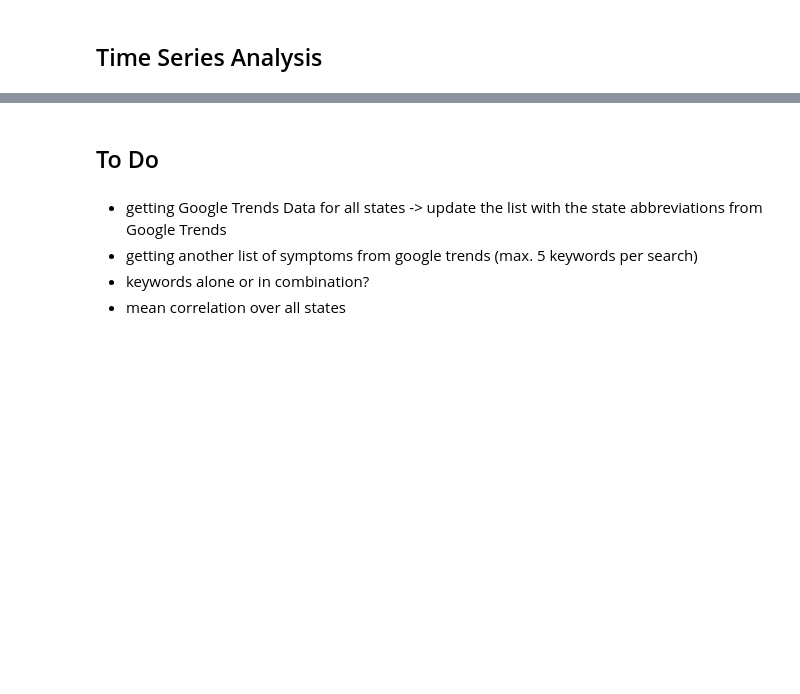
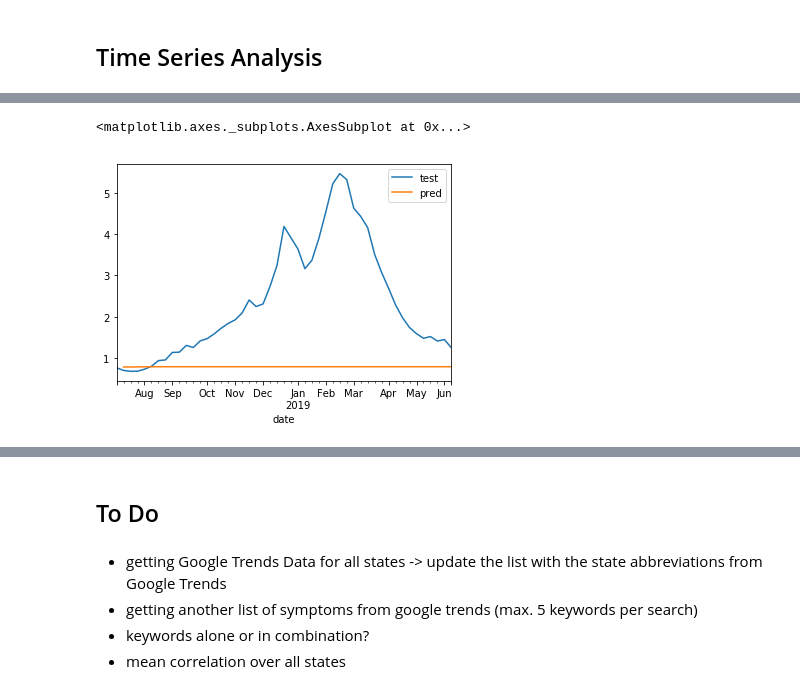
Before and after one commit to tlary/US-ILI-Rates-Forecasting-using-Google-Trends, a Jupyter notebook: curaio.ipynb, the cells around one changed output, grey strips where cells are left out. Saved outputs shown, nothing was run; the diff lists cells and outputs as text; code cells hidden in the pictures; blank space fills up the shorter version.

```diff
--- a/curaio.ipynb
+++ b/curaio.ipynb
@@ -515,0 +472,7 @@ ili_us = get_usdata(kw_list=kw_list)
+# %%
+arima = sm.tsa.statespace.SARIMAX(train.dropna(), order=(4,1,1),freq='W',seasonal_order=(0,0,0,0), enforce_stationarity=False, enforce_invertibility=False).fit()
+pred_arima = arima.predict("2018-07-08", "2019-06-09")[1:]
+pd.DataFrame({'test':test,'pred':pred_arima}).plot()
+# %% [output]
+<matplotlib.axes._subplots.AxesSubplot at 0x...>
+[figure, added]
```
Also changed, not shown: parts of 48 cells of this notebook.
